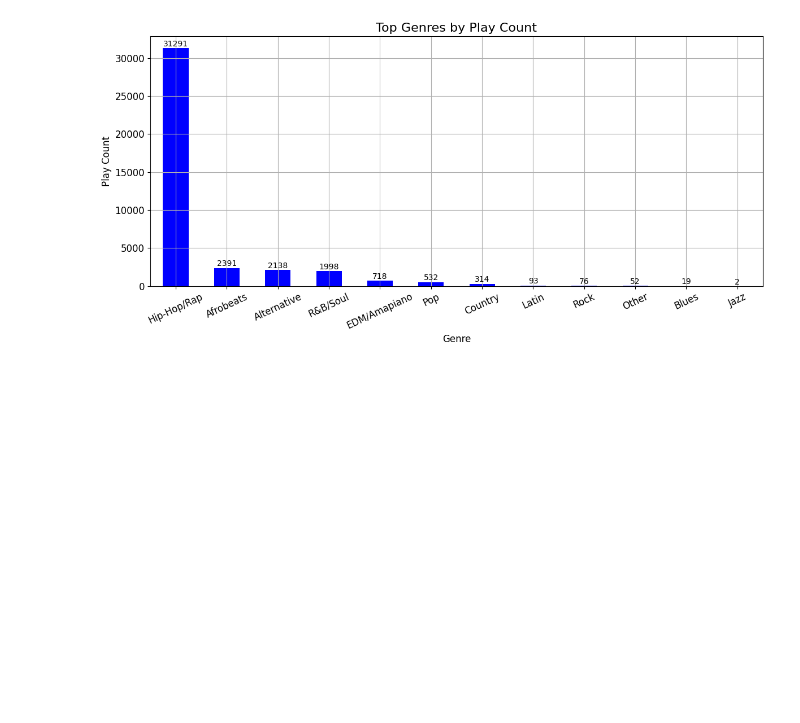
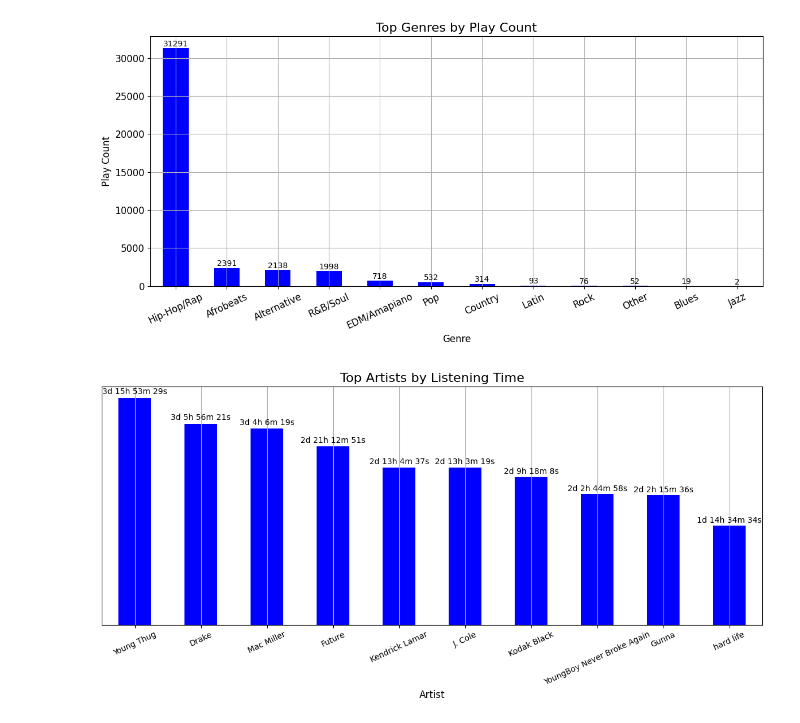
Before and after one commit to mike02ike/Music, a Jupyter notebook: library.ipynb, the cells around one changed output. Cells and saved outputs as stored; diff of their text form; code cells hidden in the pictures; blank space fills up the shorter version.

```diff
--- a/library.ipynb
+++ b/library.ipynb
@@ -154,6 +188,25 @@ plt.tight_layout()
 plt.show()
 # %% [output]
 [figure]
+# %%
+# Analyze play time by artist
+
+artists = df.groupby('Artist')['Listening Time (ms)'].sum().sort_values(ascending=False)
+artists = artists.head(10)
+
+artists.plot(kind='bar', figsize=(12,6), color='blue')
+for i, value in enumerate(artists):
+    label = ms_to_readable(value)
+    plt.text(i, value + value * 0.01, label, ha='center', va='bottom', fontsize=10)
+plt.xlabel('Artist', fontsize=12)
+plt.xticks(rotation=25, fontsize=10)
+plt.yticks([])
+plt.title('Top Artists by Listening Time', fontsize=16)
+plt.tight_layout()
+plt.grid()
+plt.show()
+# %% [output]
+[figure, added]
 # %%
 # Analyze genre trends over time
 
```
Also changed, not shown: parts of 6 cells of this notebook, 3 other files.
